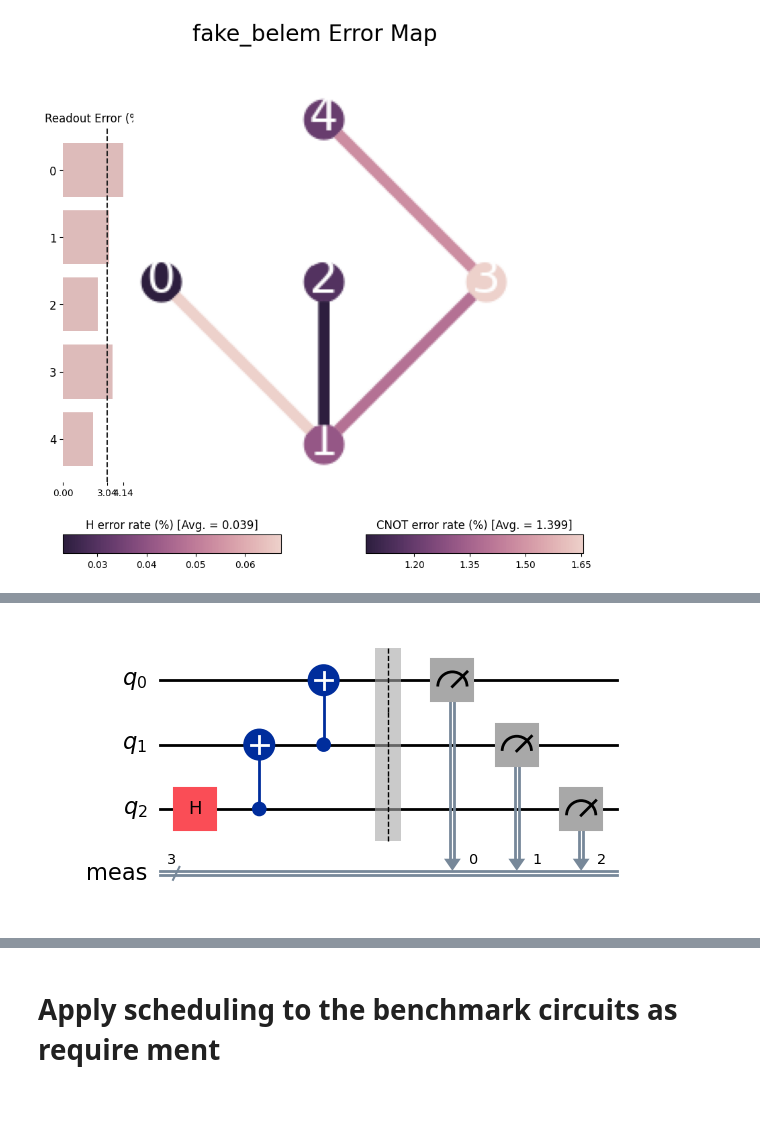
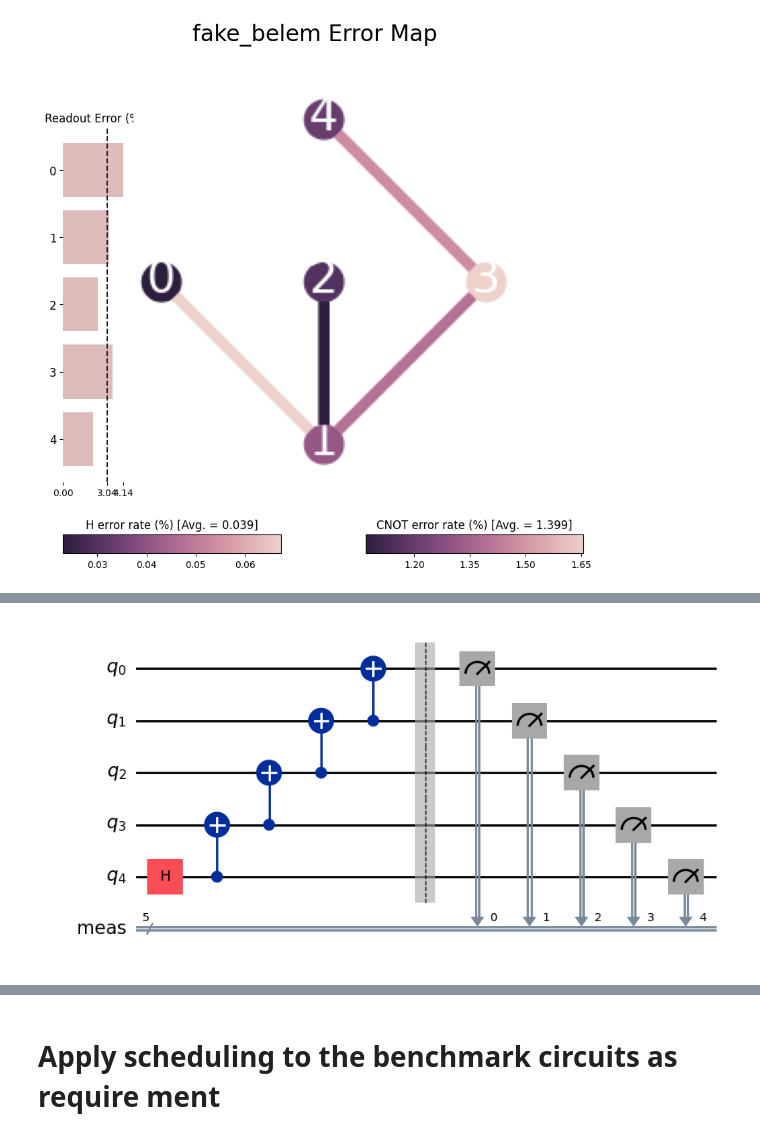
Before and after one commit to MagePro310/Quantum_Simulation_Scheduling_ver1, a Jupyter notebook: test_algorithm.ipynb, the cells around one changed output, grey strips where cells are left out. Cells and saved outputs as stored; diff of their text form; code cells hidden in the pictures; blank space fills up the shorter version.

```diff
--- a/test_algorithm.ipynb
+++ b/test_algorithm.ipynb
@@ -93,10 +56,10 @@ plot_error_map(FakeBelemV2(), figsize=(10, 10))
 # %%
 # create benchmark circuit
 # Save the benchmark circuit to the disk(not yet) https://docs.quantum.ibm.com/guides/save-circuits
 
 from component.b_benchmark.mqt_tool import benchmark_circuit
 
-circuitTest = benchmark_circuit("ghz", 3)
+circuitTest = benchmark_circuit("ghz", 5)
 circuitTest.draw("mpl")
 # %% [output]
-[figure, old version]
+[figure, new version]
```
Also changed, not shown: parts of 42 cells of this notebook, 9 other files.
